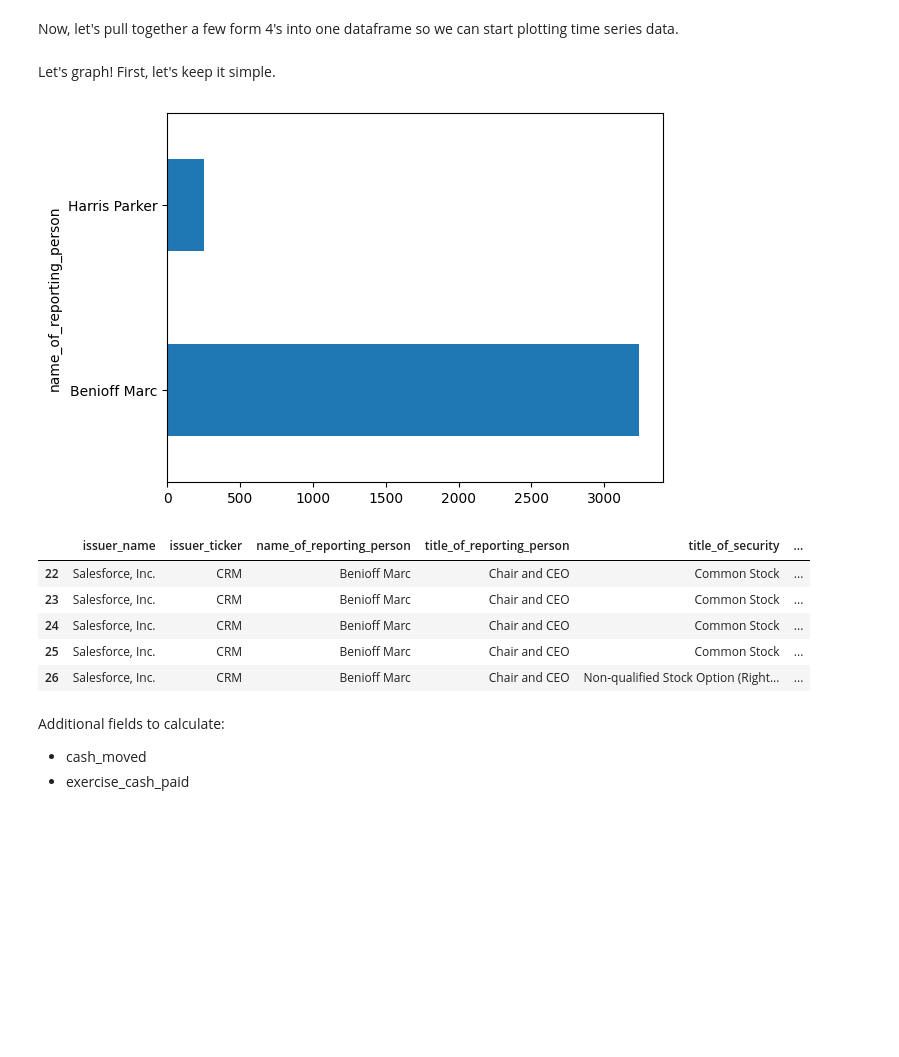
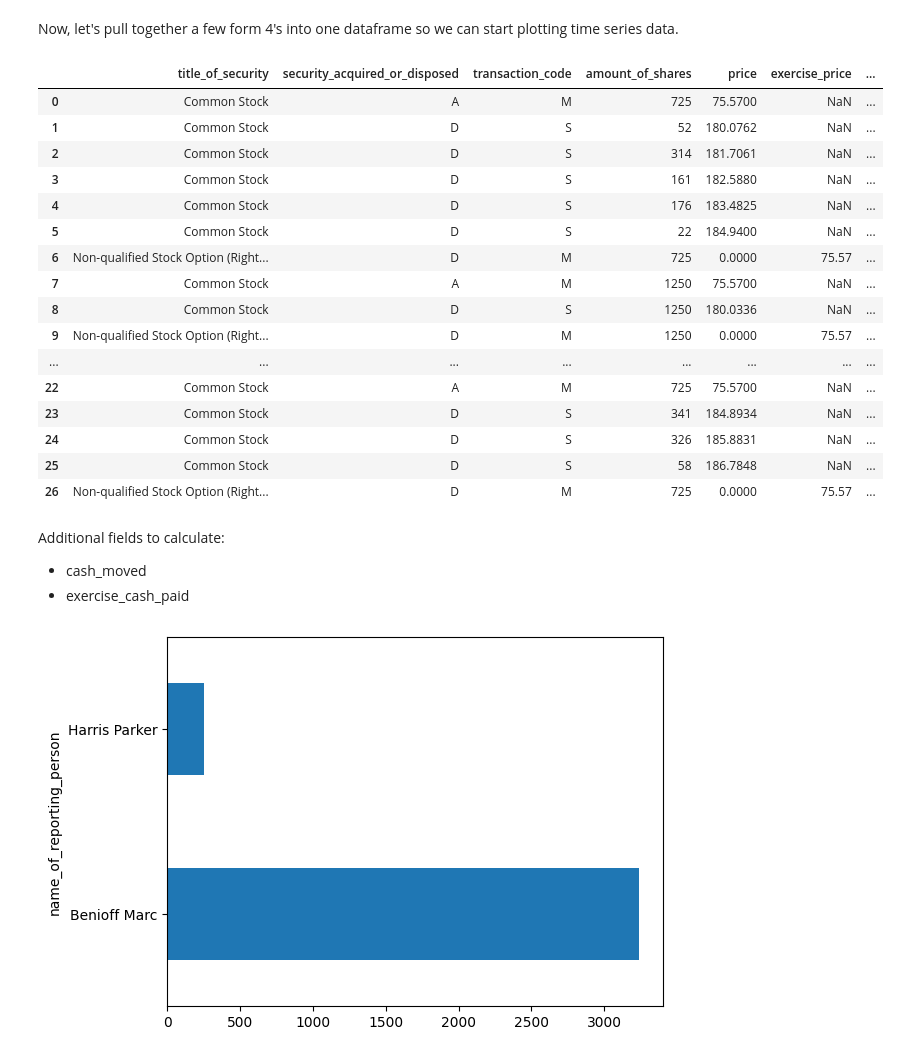
Before and after one commit to khalidelassaad/sec-jupyter, a Jupyter notebook: sec-api.ipynb, the cells around one changed output. Saved outputs shown, nothing was run; the diff lists cells and outputs as text; code cells hidden in the pictures; blank space fills up the shorter version.

Commit message:
code: playing with conditional col creation

```diff
--- a/sec-api.ipynb
+++ b/sec-api.ipynb
@@ -460,29 +460,48 @@ def get_form_4_dataframe_from_form_4_filepath_list(form_4_filepath_list):
     return return_dataframe.reset_index(drop=True)
 
 form_4_dataframe = get_form_4_dataframe_from_form_4_filepath_list(form_4_paths)
-# %% [markdown]
-Let's graph! First, let's keep it simple.
-# %%
-def show_acquired_disposed_common_stock_by_person_chart(form_4_dateframe):
-    people = form_4_dataframe.groupby("name_of_reporting_person")['price'].sum()
-
-    ax_codes = people.plot.barh()
-    plt.show()
-
-
-show_acquired_disposed_common_stock_by_person_chart(form_4_dataframe)
-# %% [output]
-[figure]
 # %%
-form_4_dataframe['dollars_moved'] = form_4_dataframe['price'] * form_4_dataframe['amount_of_shares']
-form_4_dataframe.tail()
+conditions = [
+    (form_4_dataframe['transaction_code']=='S'),
+    (form_4_dataframe['transaction_code']=='M') & (form_4_dataframe['title_of_security']=='Common Stock'),
+    (form_4_dataframe['transaction_code']=='M') & (form_4_dataframe['title_of_security']=='Non-qualified Stock Option (Right to Buy)'),
+]
+
+values = [
+    form_4_dataframe['amount_of_shares'] * form_4_dataframe['price'],
+    form_4_dataframe['amount_of_shares'] * form_4_dataframe['price'],
+    form_4_dataframe['amount_of_shares'] * form_4_dataframe['exercise_price'],
+]
+
+form_4_dataframe['dollars_moved'] = np.select(conditions, values)
+
+form_4_dataframe[[
+    'title_of_security',
+    'security_acquired_or_disposed',
+    'transaction_code',
+    'amount_of_shares',
+    'price',
+    'exercise_price',
+    'dollars_moved'
+]]
 # %% [output]
-|  | issuer_name | issuer_ticker | name_of_reporting_person | title_of_reporting_person | title_of_security | ... |
-| 22 | Salesforce, Inc. | CRM | Benioff Marc | Chair and CEO | Common Stock | ... |
-| 23 | Salesforce, Inc. | CRM | Benioff Marc | Chair and CEO | Common Stock | ... |
-| 24 | Salesforce, Inc. | CRM | Benioff Marc | Chair and CEO | Common Stock | ... |
-| 25 | Salesforce, Inc. | CRM | Benioff Marc | Chair and CEO | Common Stock | ... |
-| 26 | Salesforce, Inc. | CRM | Benioff Marc | Chair and CEO | Non-qualified Stock Option (Right... | ... |
+|  | title_of_security | security_acquired_or_disposed | transaction_code | amount_of_shares | price | exercise_price | ... |
+| 0 | Common Stock | A | M | 725 | 75.5700 | NaN | ... |
+| 1 | Common Stock | D | S | 52 | 180.0762 | NaN | ... |
+| 2 | Common Stock | D | S | 314 | 181.7061 | NaN | ... |
+| 3 | Common Stock | D | S | 161 | 182.5880 | NaN | ... |
+| 4 | Common Stock | D | S | 176 | 183.4825 | NaN | ... |
+| 5 | Common Stock | D | S | 22 | 184.9400 | NaN | ... |
+| 6 | Non-qualified Stock Option (Right... | D | M | 725 | 0.0000 | 75.57 | ... |
+| 7 | Common Stock | A | M | 1250 | 75.5700 | NaN | ... |
+| 8 | Common Stock | D | S | 1250 | 180.0336 | NaN | ... |
+| 9 | Non-qualified Stock Option (Right... | D | M | 1250 | 0.0000 | 75.57 | ... |
+| ... | ... | ... | ... | ... | ... | ... | ... |
+| 22 | Common Stock | A | M | 725 | 75.5700 | NaN | ... |
+| 23 | Common Stock | D | S | 341 | 184.8934 | NaN | ... |
+| 24 | Common Stock | D | S | 326 | 185.8831 | NaN | ... |
+| 25 | Common Stock | D | S | 58 | 186.7848 | NaN | ... |
+| 26 | Non-qualified Stock Option (Right... | D | M | 725 | 0.0000 | 75.57 | ... |
 # %% [markdown]
 Additional fields to calculate:
 * cash_moved
@@ -515,3 +534,14 @@ transaction_code_dict = {
     'K': 'Transaction in equity swap or similar instrument',
     'U': 'Disposition due to a tender of shares in a change of control transaction'
 }
+# %%
+def show_acquired_disposed_common_stock_by_person_chart(form_4_dateframe):
+    people = form_4_dataframe.groupby("name_of_reporting_person")['price'].sum()
+
+    ax_codes = people.plot.barh()
+    plt.show()
+
+
+show_acquired_disposed_common_stock_by_person_chart(form_4_dataframe)
+# %% [output]
+[figure]
```
